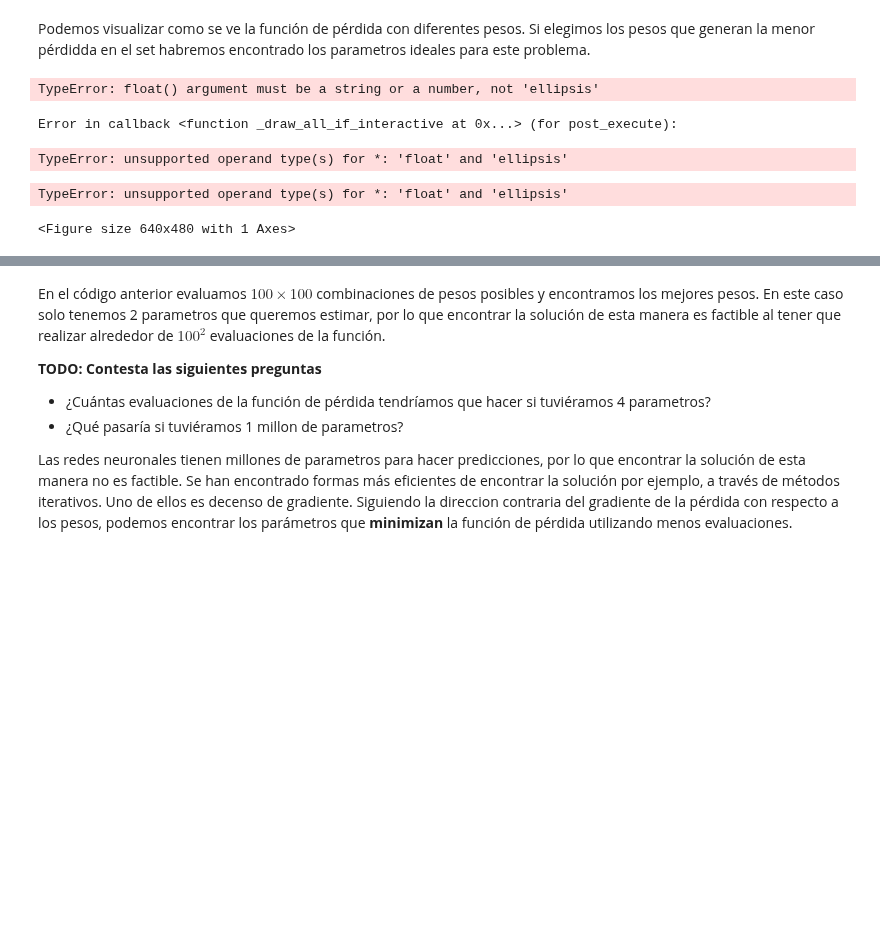
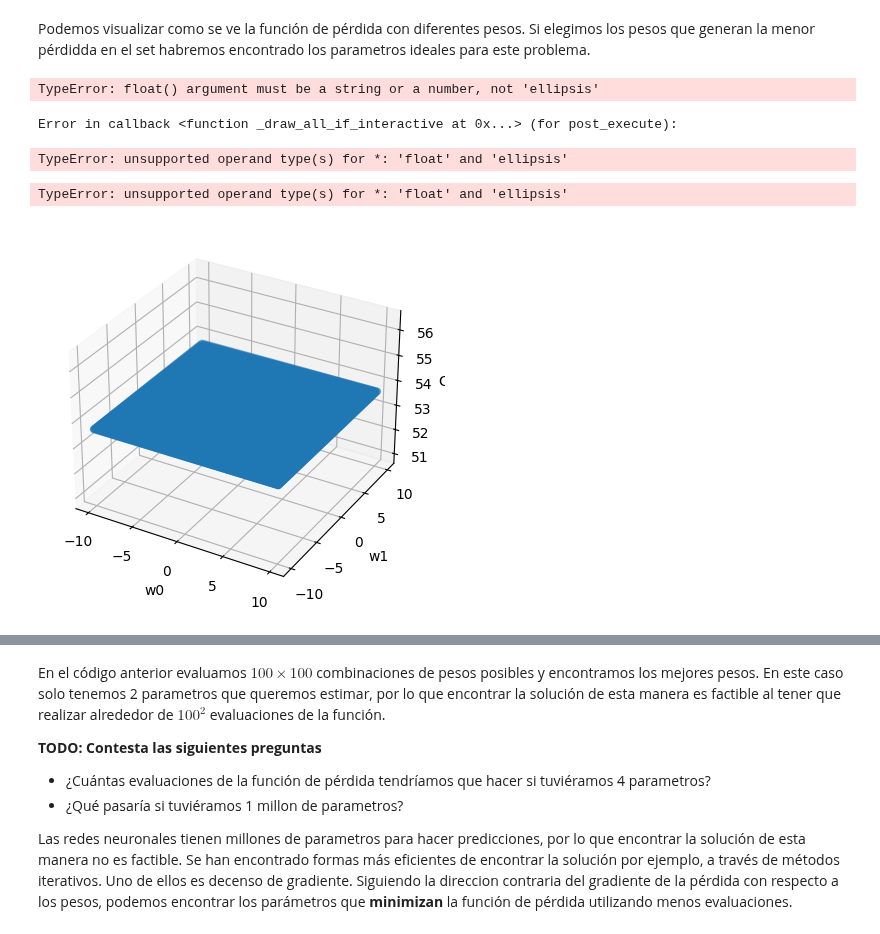
Before and after one commit to YaerimGZ/SI23_Togepis, a Jupyter notebook: ejercicio_2-LogisticReg/ejercicio_2.ipynb, the cells around one changed output, grey strips where cells are left out. Cells and saved outputs as stored; diff of their text form; code cells hidden in the pictures; blank space fills up the shorter version.

```diff
--- a/ejercicio_2-LogisticReg/ejercicio_2.ipynb
+++ b/ejercicio_2-LogisticReg/ejercicio_2.ipynb
@@ -75,38 +75,38 @@ Si elegimos los pesos que generan la menor pérdidda en el set habremos encontra
 # Probaremos con 100x100 combinaciones de distintos parametros
 w0 = np.linspace(-10, 10, 100)
 w1 = np.linspace(-10, 10, 100)
 w0w0, w1w1 = np.meshgrid(w0, w1)
 w0_flat = w0w0.ravel()
 w1_flat = w1w1.ravel()
 W = np.stack([w0_flat, w1_flat], axis=0)
 
 
 # Calculamos la función de pérdida
 # TODO: calcula el costo de las predicciones (y_pred) contra etiquetas (y_train)
 # usando las 100x100 combindaciones de parametros (W)
 # ====== Start of solution =====
 y_pred = np.dot(x_train,w)
-calc_cost = ...
+calc_cost = np.mean((y_pred - y_train)**2, axis=0)
 # ====== End of solution =====
 
 # Graficamos los parametros w con su respectivo costo en el eje de las x
 fig = plt.figure()
 ax = fig.add_subplot(projection='3d')
 ax.scatter(w0_flat, w1_flat, calc_cost)
 
 # TODO: Escribe a qué valor corresponde cada eje
 # ====== Start of solution =====
-ax.set_xlabel(...)
-ax.set_ylabel(...)
-ax.set_zlabel(...)
+ax.set_xlabel('w0')
+ax.set_ylabel('w1')
+ax.set_zlabel('Cost')
 # ====== End of solution =====
 plt.show()
 # %% [output]
 TypeError: float() argument must be a string or a number, not 'ellipsis'
 Error in callback <function _draw_all_if_interactive at 0x...> (for post_execute):
 TypeError: unsupported operand type(s) for *: 'float' and 'ellipsis'
 TypeError: unsupported operand type(s) for *: 'float' and 'ellipsis'
-<Figure size 640x480 with 1 Axes>
+[figure, added]
 # %%
 # Podemos encontrar la combinación de pesos que minimizan la pérdida
 # Y de esta manera encontrar los pesos ideales
```
Also changed, not shown: parts of 1 cell of this notebook.
